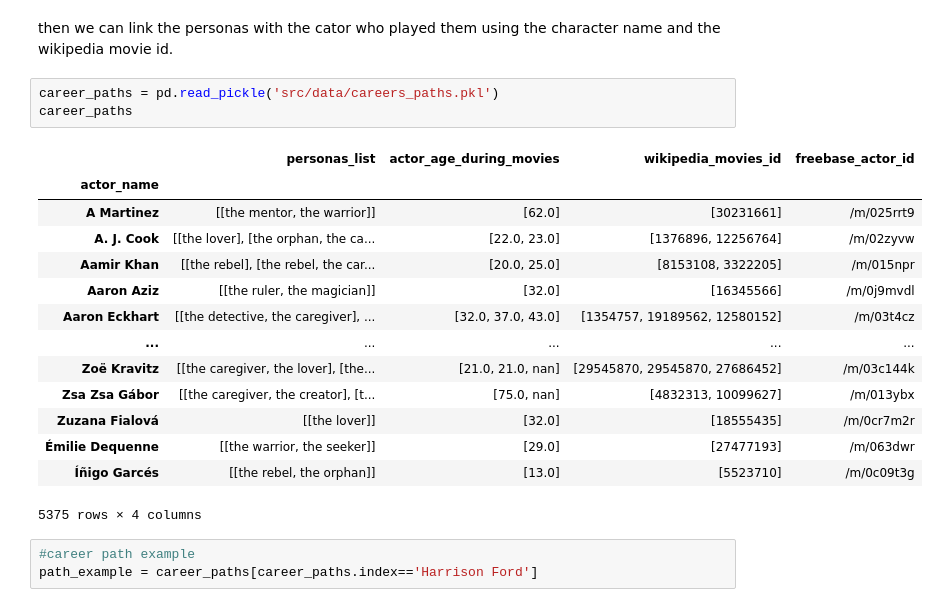
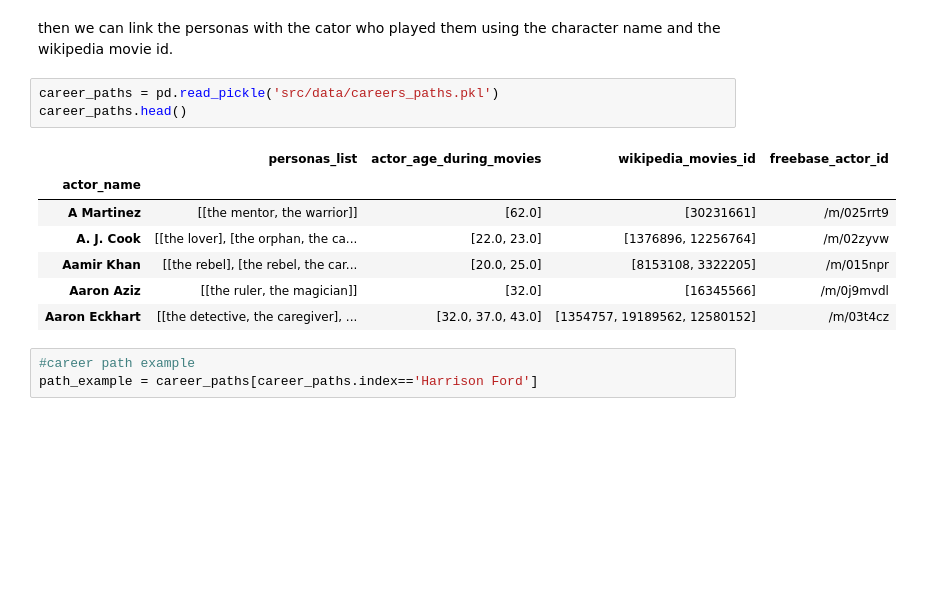
Before and after one commit to epfl-ada/ada-2024-project-bradaframanadamada, a Jupyter notebook: results.ipynb, the cells around one changed output. Drawn from its saved outputs; the diff is of its cells as text; blank space fills up the shorter version.

```diff
--- a/results.ipynb
+++ b/results.ipynb
@@ -255,22 +255,15 @@ pd.read_pickle('src/data/processed_data0-9000.pkl')
 then we can link the personas with the cator who played them using the character name and the wikipedia movie id.
 # %%
 career_paths = pd.read_pickle('src/data/careers_paths.pkl')
-career_paths
+career_paths.head()
 # %% [output]
 |  | personas_list | actor_age_during_movies | wikipedia_movies_id | freebase_actor_id |
 | actor_name |  |  |  |  |
 | A Martinez | [[the mentor, the warrior]] | [62.0] | [30231661] | /m/025rrt9 |
 | A. J. Cook | [[the lover], [the orphan, the ca... | [22.0, 23.0] | [1376896, 12256764] | /m/02zyvw |
 | Aamir Khan | [[the rebel], [the rebel, the car... | [20.0, 25.0] | [8153108, 3322205] | /m/015npr |
 | Aaron Aziz | [[the ruler, the magician]] | [32.0] | [16345566] | /m/0j9mvdl |
 | Aaron Eckhart | [[the detective, the caregiver], ... | [32.0, 37.0, 43.0] | [1354757, 19189562, 12580152] | /m/03t4cz |
-| ... | ... | ... | ... | ... |
-| Zoë Kravitz | [[the caregiver, the lover], [the... | [21.0, 21.0, nan] | [29545870, 29545870, 27686452] | /m/03c144k |
-| Zsa Zsa Gábor | [[the caregiver, the creator], [t... | [75.0, nan] | [4832313, 10099627] | /m/013ybx |
-| Zuzana Fialová | [[the lover]] | [32.0] | [18555435] | /m/0cr7m2r |
-| Émilie Dequenne | [[the warrior, the seeker]] | [29.0] | [27477193] | /m/063dwr |
-| Íñigo Garcés | [[the rebel, the orphan]] | [13.0] | [5523710] | /m/0c09t3g |
-5375 rows × 4 columns
 # %%
 #career path example
 path_example = career_paths[career_paths.index=='Harrison Ford']
```
Also changed, not shown: parts of 2 cells of this notebook.
